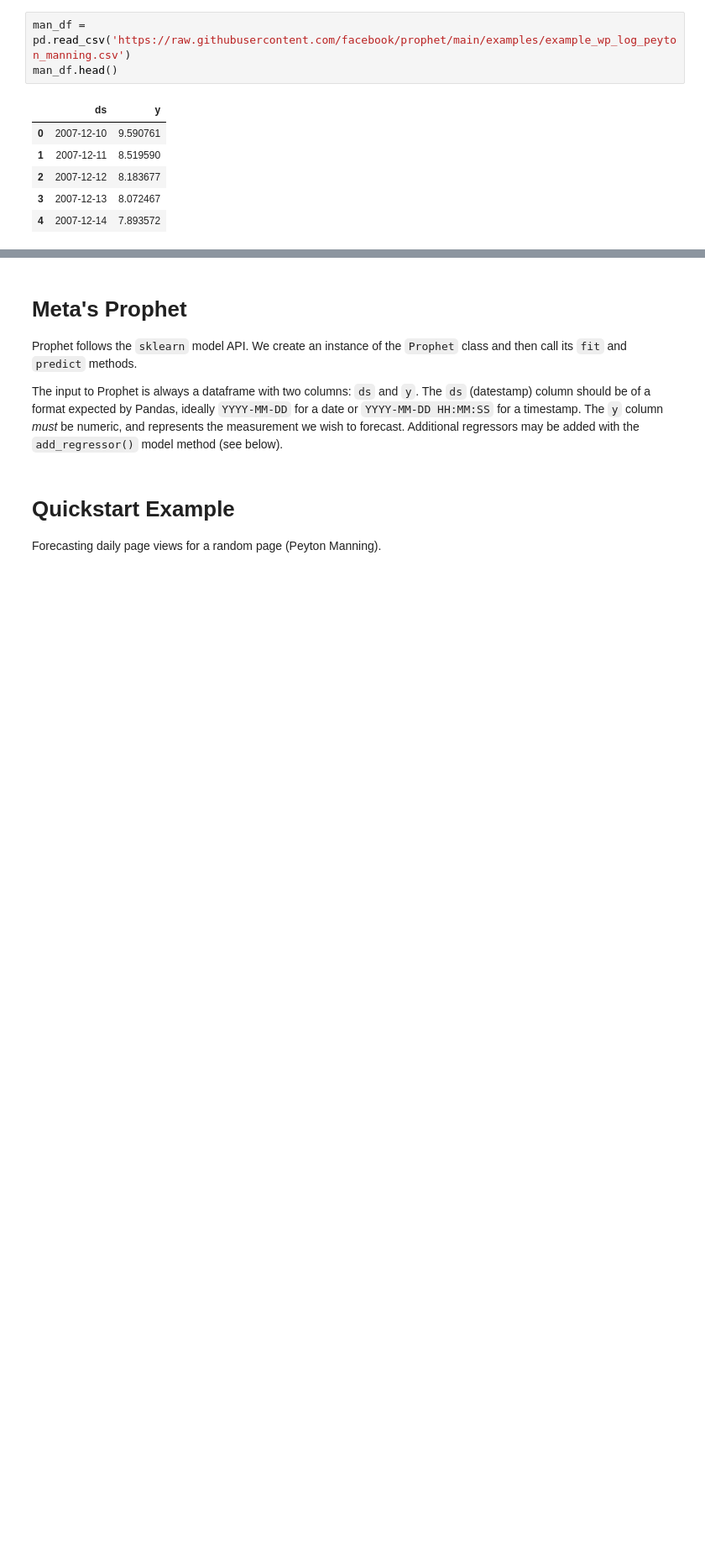
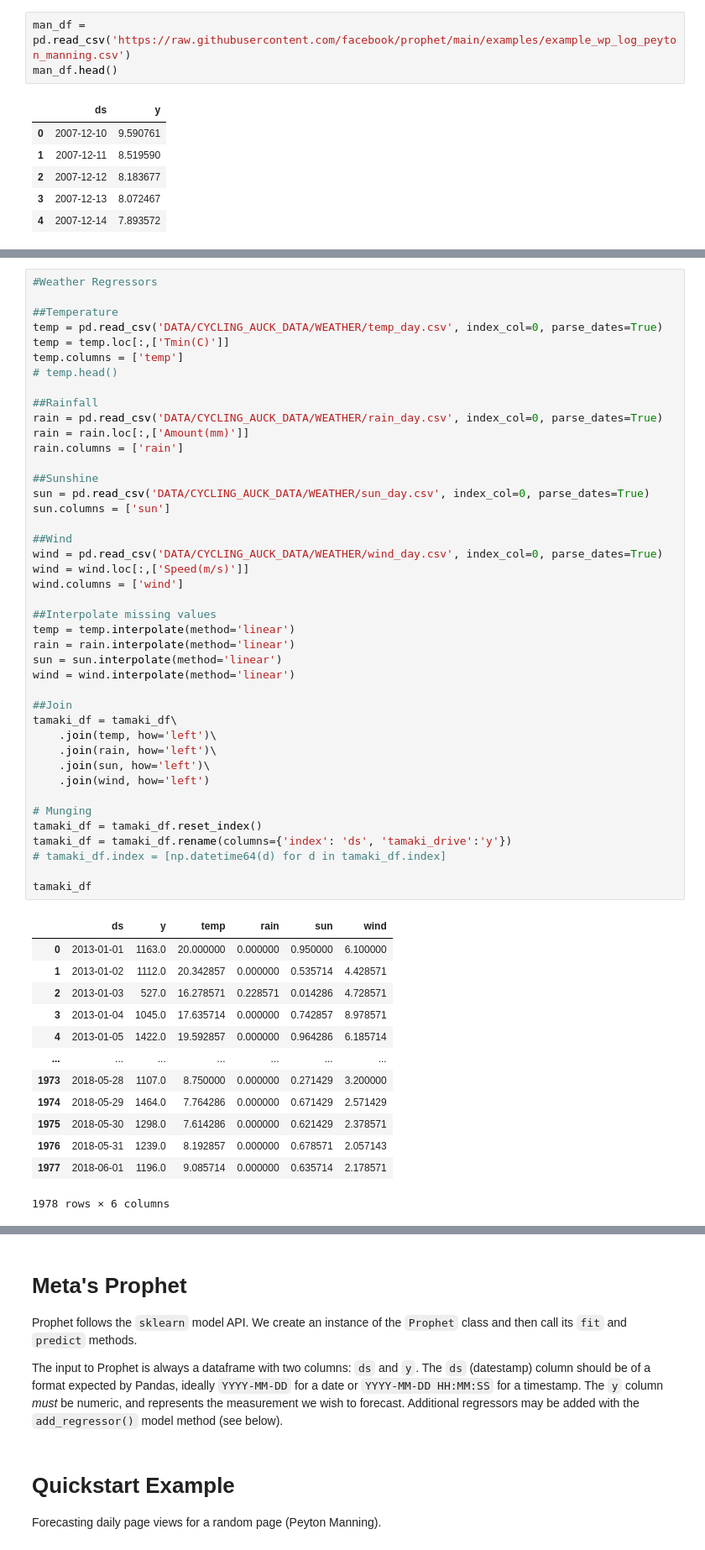
Before and after one commit to kdonavin/meta-prophet-guide, a Jupyter notebook: prophet.ipynb, the cells around one changed output, grey strips where cells are left out. Shown at 84% size. Drawn from its saved outputs; the diff is of its cells as text; blank space fills up the shorter version.

```diff
--- a/prophet.ipynb
+++ b/prophet.ipynb
@@ -15,0 +62,56 @@ man_df.head()
+# %%
+#Weather Regressors
+
+##Temperature
+temp = pd.read_csv('DATA/CYCLING_AUCK_DATA/WEATHER/temp_day.csv', index_col=0, parse_dates=True)
+temp = temp.loc[:,['Tmin(C)']]
+temp.columns = ['temp']
+# temp.head()
+
+##Rainfall
+rain = pd.read_csv('DATA/CYCLING_AUCK_DATA/WEATHER/rain_day.csv', index_col=0, parse_dates=True)
+rain = rain.loc[:,['Amount(mm)']]
+rain.columns = ['rain']
+
+##Sunshine
+sun = pd.read_csv('DATA/CYCLING_AUCK_DATA/WEATHER/sun_day.csv', index_col=0, parse_dates=True)
+sun.columns = ['sun']
+
+##Wind
+wind = pd.read_csv('DATA/CYCLING_AUCK_DATA/WEATHER/wind_day.csv', index_col=0, parse_dates=True)
+wind = wind.loc[:,['Speed(m/s)']]
+wind.columns = ['wind']
+
+##Interpolate missing values
+temp = temp.interpolate(method='linear')
+rain = rain.interpolate(method='linear')
+sun = sun.interpolate(method='linear')
+wind = wind.interpolate(method='linear')
+
+##Join
+tamaki_df = tamaki_df\
+    .join(temp, how='left')\
+    .join(rain, how='left')\
+    .join(sun, how='left')\
+    .join(wind, how='left')
+
+# Munging
+tamaki_df = tamaki_df.reset_index()
+tamaki_df = tamaki_df.rename(columns={'index': 'ds', 'tamaki_drive':'y'})
+# tamaki_df.index = [np.datetime64(d) for d in tamaki_df.index]
+
+tamaki_df
+# %% [output]
+|  | ds | y | temp | rain | sun | wind |
+| 0 | 2013-01-01 | 1163.0 | 20.000000 | 0.000000 | 0.950000 | 6.100000 |
+| 1 | 2013-01-02 | 1112.0 | 20.342857 | 0.000000 | 0.535714 | 4.428571 |
+| 2 | 2013-01-03 | 527.0 | 16.278571 | 0.228571 | 0.014286 | 4.728571 |
+| 3 | 2013-01-04 | 1045.0 | 17.635714 | 0.000000 | 0.742857 | 8.978571 |
+| 4 | 2013-01-05 | 1422.0 | 19.592857 | 0.000000 | 0.964286 | 6.185714 |
+| ... | ... | ... | ... | ... | ... | ... |
+| 1973 | 2018-05-28 | 1107.0 | 8.750000 | 0.000000 | 0.271429 | 3.200000 |
+| 1974 | 2018-05-29 | 1464.0 | 7.764286 | 0.000000 | 0.671429 | 2.571429 |
+| 1975 | 2018-05-30 | 1298.0 | 7.614286 | 0.000000 | 0.621429 | 2.378571 |
+| 1976 | 2018-05-31 | 1239.0 | 8.192857 | 0.000000 | 0.678571 | 2.057143 |
+| 1977 | 2018-06-01 | 1196.0 | 9.085714 | 0.000000 | 0.635714 | 2.178571 |
+1978 rows × 6 columns
```
Also changed, not shown: parts of 28 cells of this notebook.
